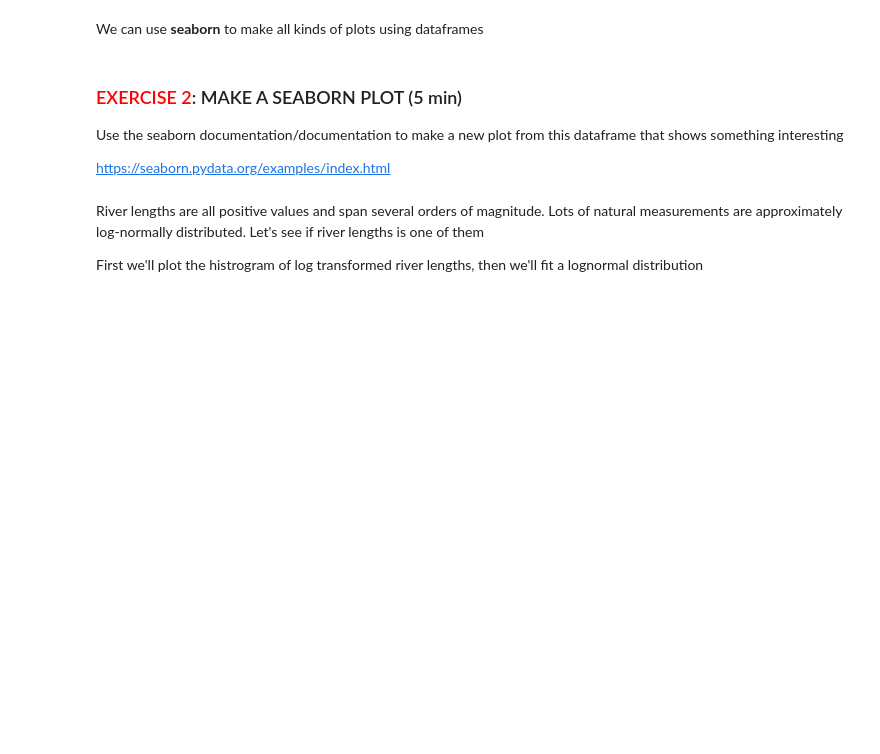
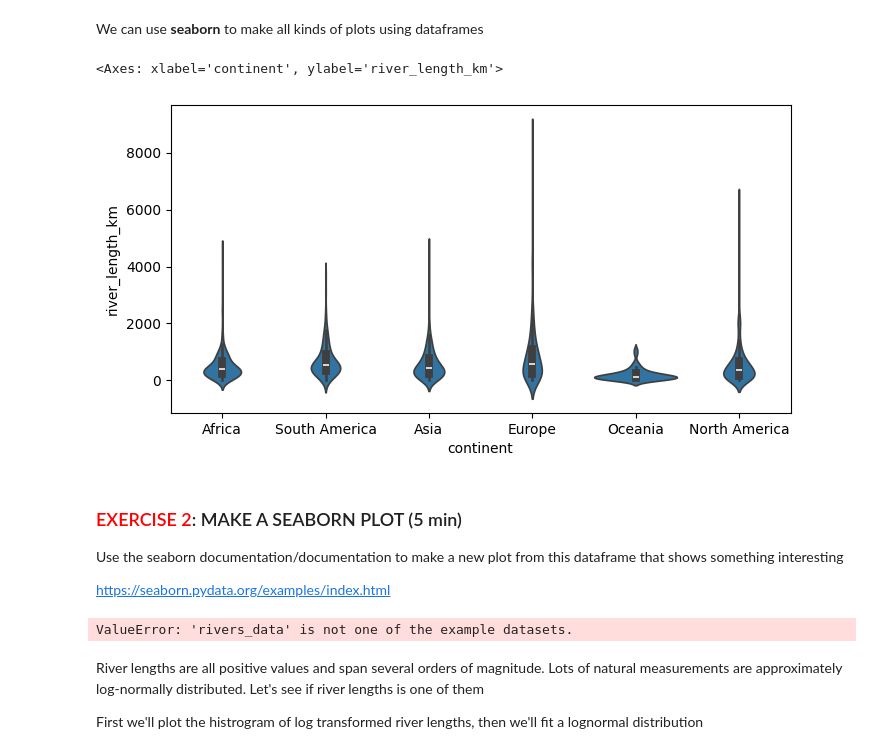
Before and after one commit to mleung12/abio558-fall2025, a Jupyter notebook: 2.4-LoadingIndexingAnalyzingData_BLANK.ipynb, the cells around one changed output. Saved outputs shown, nothing was run; the diff lists cells and outputs as text; code cells hidden in the pictures; blank space fills up the shorter version.

```diff
--- a/2.4-LoadingIndexingAnalyzingData_BLANK.ipynb
+++ b/2.4-LoadingIndexingAnalyzingData_BLANK.ipynb
@@ -26,3 +51,6 @@ Let's use pandas to load our first dataset and look at it
 Pandas uses a datatype called a **DataFrame**
 
 A **DataFrame** is just a matrix with labels for the rows (called indices) and columns (called columns)
+# %%
+rivers_data = pd.read_csv('global_rivers_dataset.csv', index_col=0)
+rivers_data
@@ -42,0 +112,4 @@ Use pandas to compute:
+# %%
+num = [len(x.split(',')) for x in rivers_data['countries_passed']]
+rivers_data['num_countries'] = num
+rivers_data.sort_values(by='num_countries', ascending=False)
@@ -43,10 +131,23 @@ Use pandas to compute:
 # %% [markdown]
 We can use **seaborn** to make all kinds of plots using dataframes
+# %%
+fh, ax = plt.subplots(1,1,figsize=(8,4))
+sns.violinplot(data=rivers_data,
+               x='continent', y='river_length_km', ax=ax)
+# %% [output]
+<Axes: xlabel='continent', ylabel='river_length_km'>
+[figure, added]
 # %% [markdown]
 ### <span style='color:red;'>EXERCISE 2</span>: MAKE A SEABORN PLOT (5 min)
 Use the seaborn documentation/documentation to make a new plot from this dataframe that shows something interesting
 
 https://seaborn.pydata.org/examples/index.html
+# %%
+fh, ax = plt.subplots(1,1,figsize=(6,3)
+sns.histplot(data=rivers.data,
+             x='river_length_km', stat='density', log_scale=True
+# %% [output]
+ValueError: 'rivers_data' is not one of the example datasets.
 # %% [markdown]
 River lengths are all positive values and span several orders of magnitude. Lots of natural measurements are approximately log-normally distributed. Let's see if river lengths is one of them
 
```
Also changed, not shown: parts of 7 cells of this notebook.
